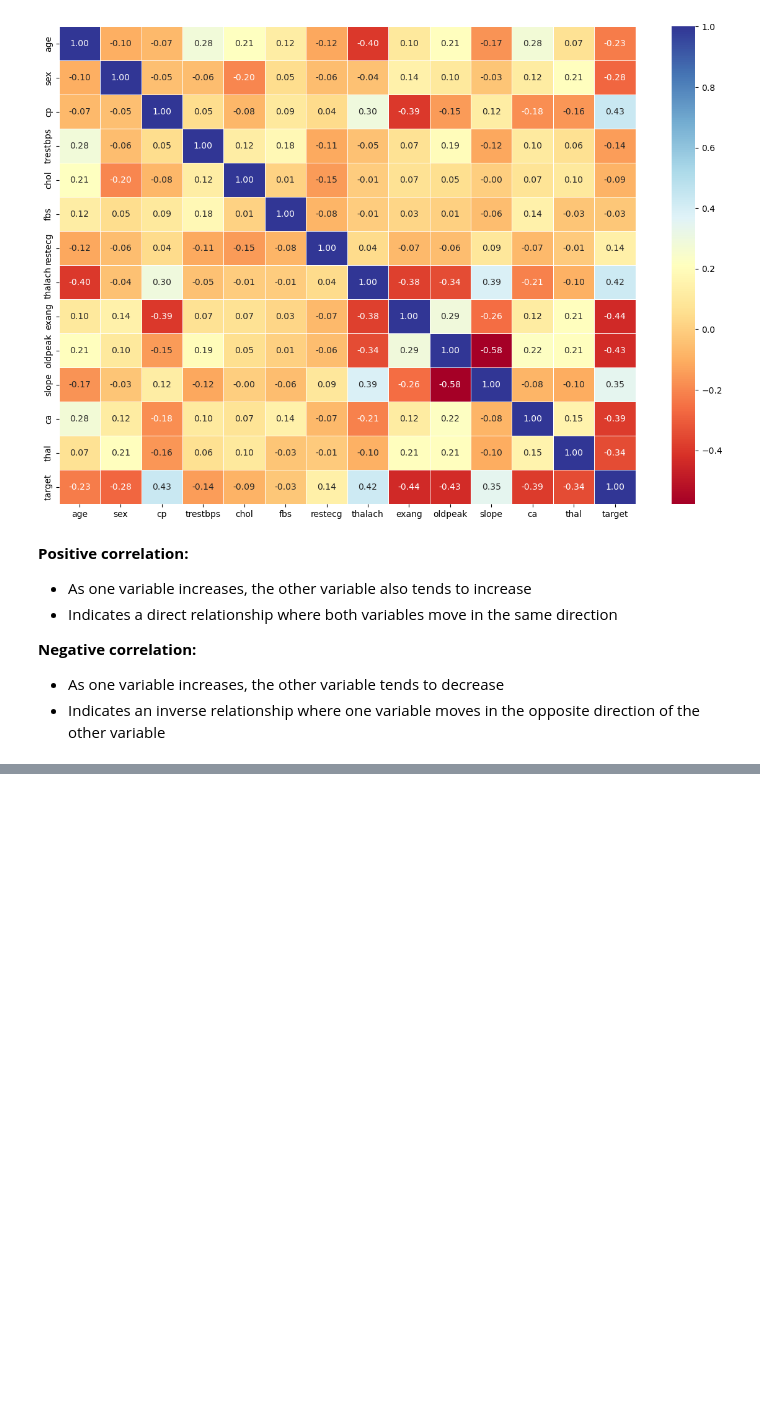
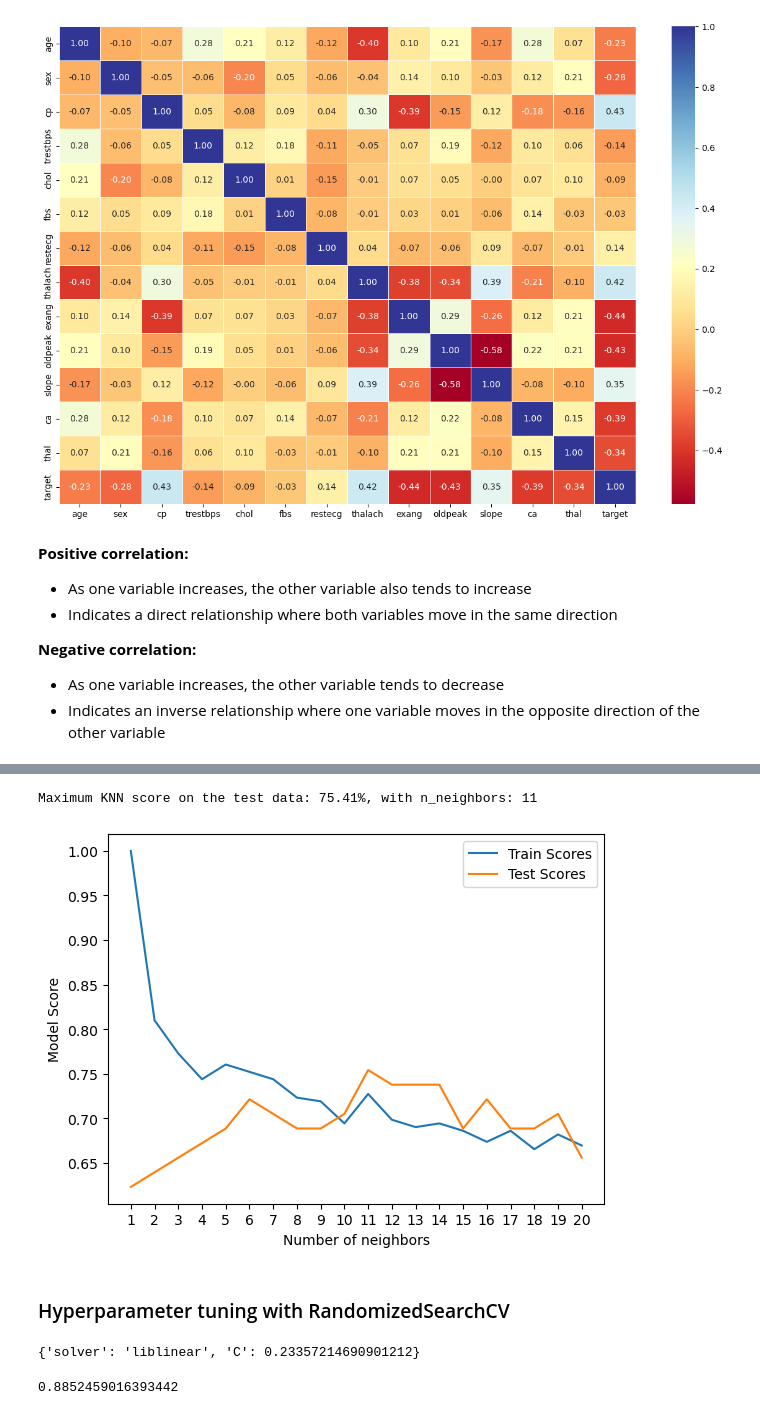
Before and after one commit to mlnbk/heart_disease, a Jupyter notebook: heart-disease-classification.ipynb, the cells around one changed output, grey strips where cells are left out. Saved outputs shown, nothing was run; the diff lists cells and outputs as text; code cells hidden in the pictures; blank space fills up the shorter version.

```diff
--- a/heart-disease-classification.ipynb
+++ b/heart-disease-classification.ipynb
@@ -330,0 +425,21 @@ ax = sns.heatmap(corr_matrix,
+# %%
+# KNN tune
+
+train_scores = []
+test_scores = []
+
+# list of values for n_neighbors
+neighbors = range(1, 21)
+
+knn = KNeighborsClassifier()
+
+for i in neighbors:
+    knn.set_params(n_neighbors=i)
+
+    knn.fit(X_train, y_train)
+
+    train_scores.append(knn.score(X_train, y_train))
+
+    test_scores.append(knn.score(X_test, y_test))
+
+train_scores
@@ -330,0 +490,20 @@ ax = sns.heatmap(corr_matrix,
+# %%
+plt.plot(neighbors, train_scores, label='Train Scores')
+plt.plot(neighbors, test_scores, label='Test Scores')
+plt.xticks(np.arange(1, 21, 1))
+plt.xlabel('Number of neighbors')
+plt.ylabel('Model Score')
+plt.legend()
+
+# Find the index of the maximum test score
+max_index = test_scores.index(max(test_scores))
+
+# Get the corresponding value of n_neighbors
+best_n_neighbors = neighbors[max_index]
+
+print(f'Maximum KNN score on the test data: {max(test_scores)*100:.2f}%, with n_neighbors: {best_n_neighbors}')
+# %% [output]
+Maximum KNN score on the test data: 75.41%, with n_neighbors: 11
+[figure, added]
+# %% [markdown]
+### Hyperparameter tuning with RandomizedSearchCV
@@ -330,0 +532,8 @@ ax = sns.heatmap(corr_matrix,
+# %%
+rs_log_reg.best_params_
+# %% [output]
+{'solver': 'liblinear', 'C': 0.23357214690901212}
+# %%
+rs_log_reg.score(X_test, y_test)
+# %% [output]
+0.8852459016393442
```
Also changed, not shown: parts of 21 cells of this notebook.
